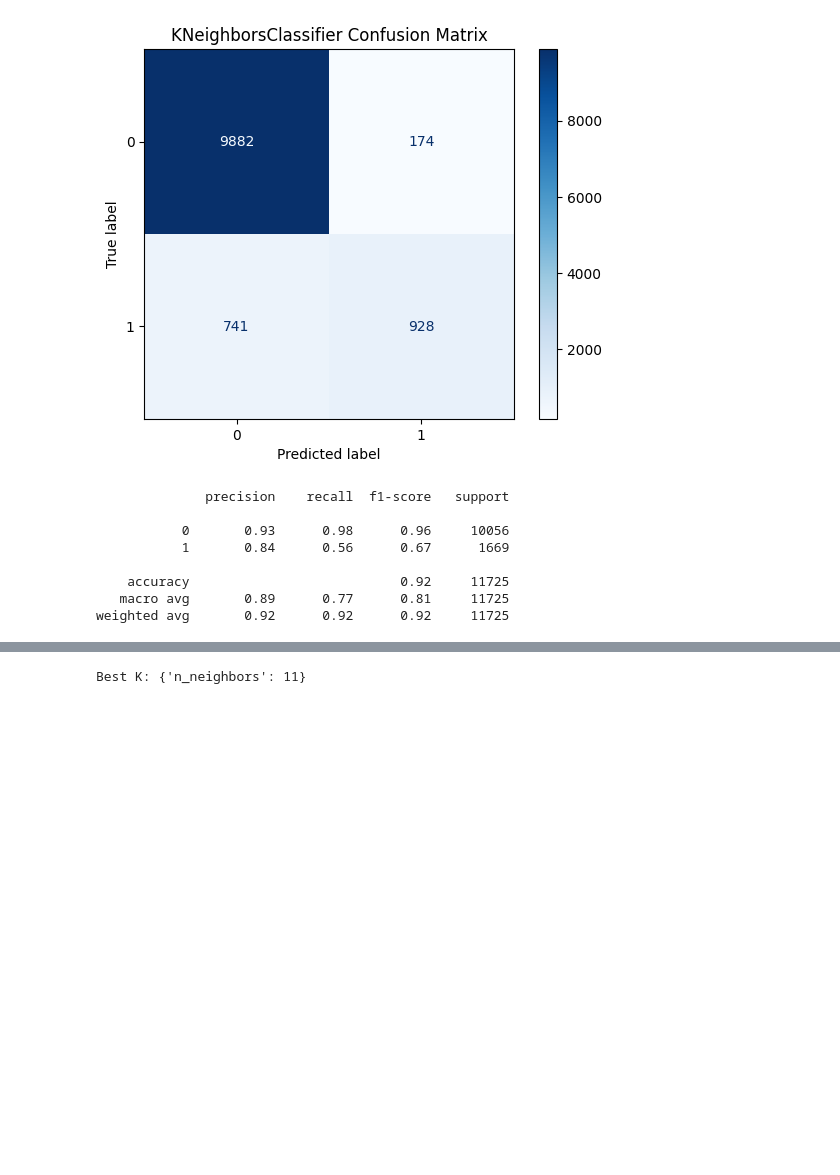
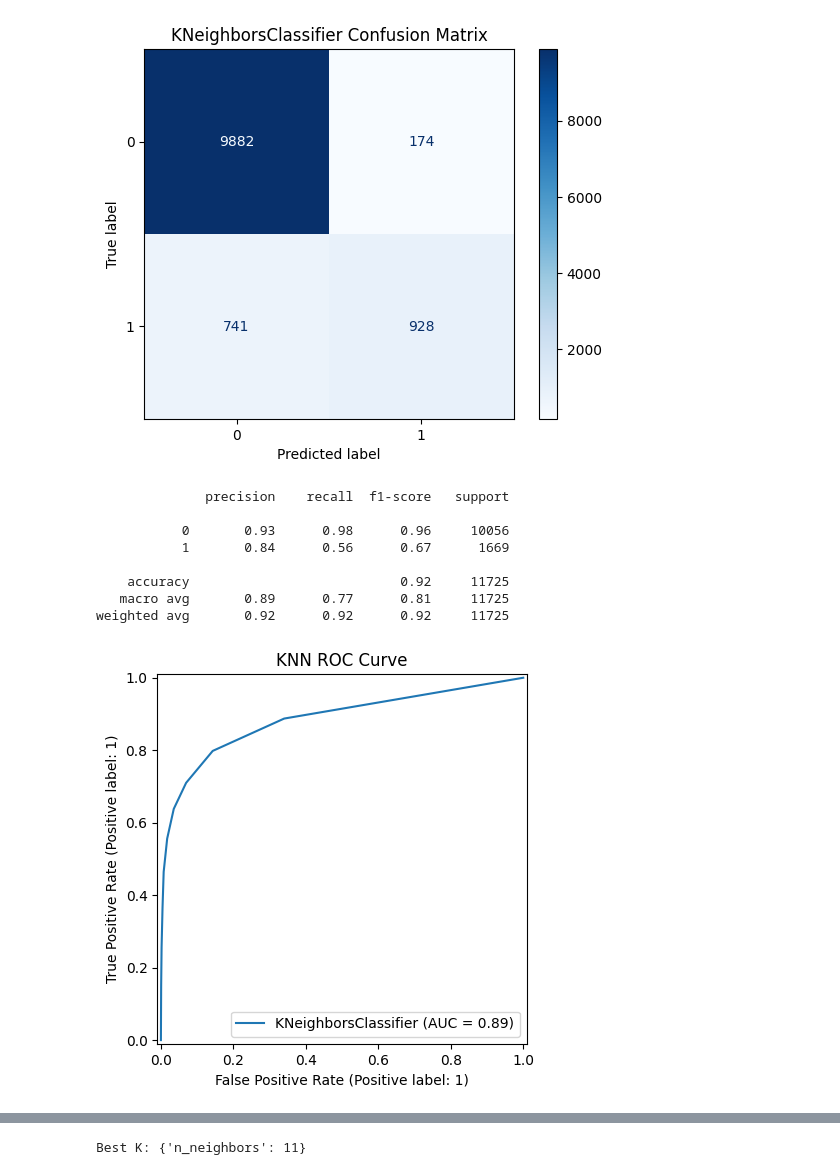
Before and after one commit to abdulraheem05/Loan-Approval, a Jupyter notebook: Notebook_2.ipynb, the cells around one changed output, grey strips where cells are left out. Drawn from its saved outputs; the diff is of its cells as text; code cells hidden in the pictures; blank space fills up the shorter version.

```diff
--- a/Notebook_2.ipynb
+++ b/Notebook_2.ipynb
@@ -124,6 +164,17 @@ KNeighborsClassifier
     accuracy                           0.92     11725
    macro avg       0.89      0.77      0.81     11725
 weighted avg       0.92      0.92      0.92     11725
+# %%
+# Plot the ROC curve for Logistic Regression.
+RocCurveDisplay.from_estimator(knn, x_test, y_test)
+
+# Add a title to the ROC plot.
+plt.title('KNN ROC Curve')
+
+# Display the ROC plot.
+plt.show()
+# %% [output]
+[figure, added]
 # %%
 from sklearn.metrics import precision_score, recall_score
 
```
Also changed, not shown: parts of 6 cells of this notebook, 2 other files.
